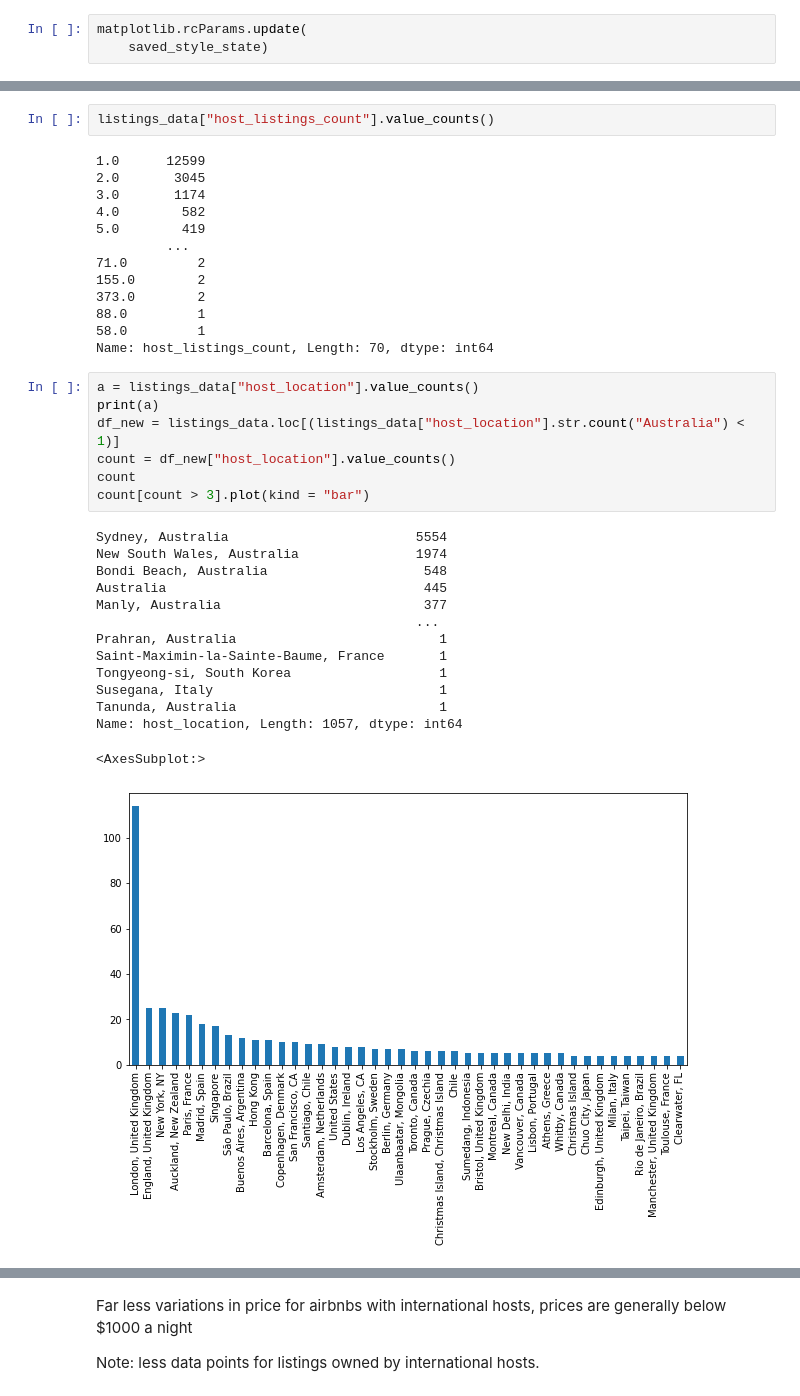
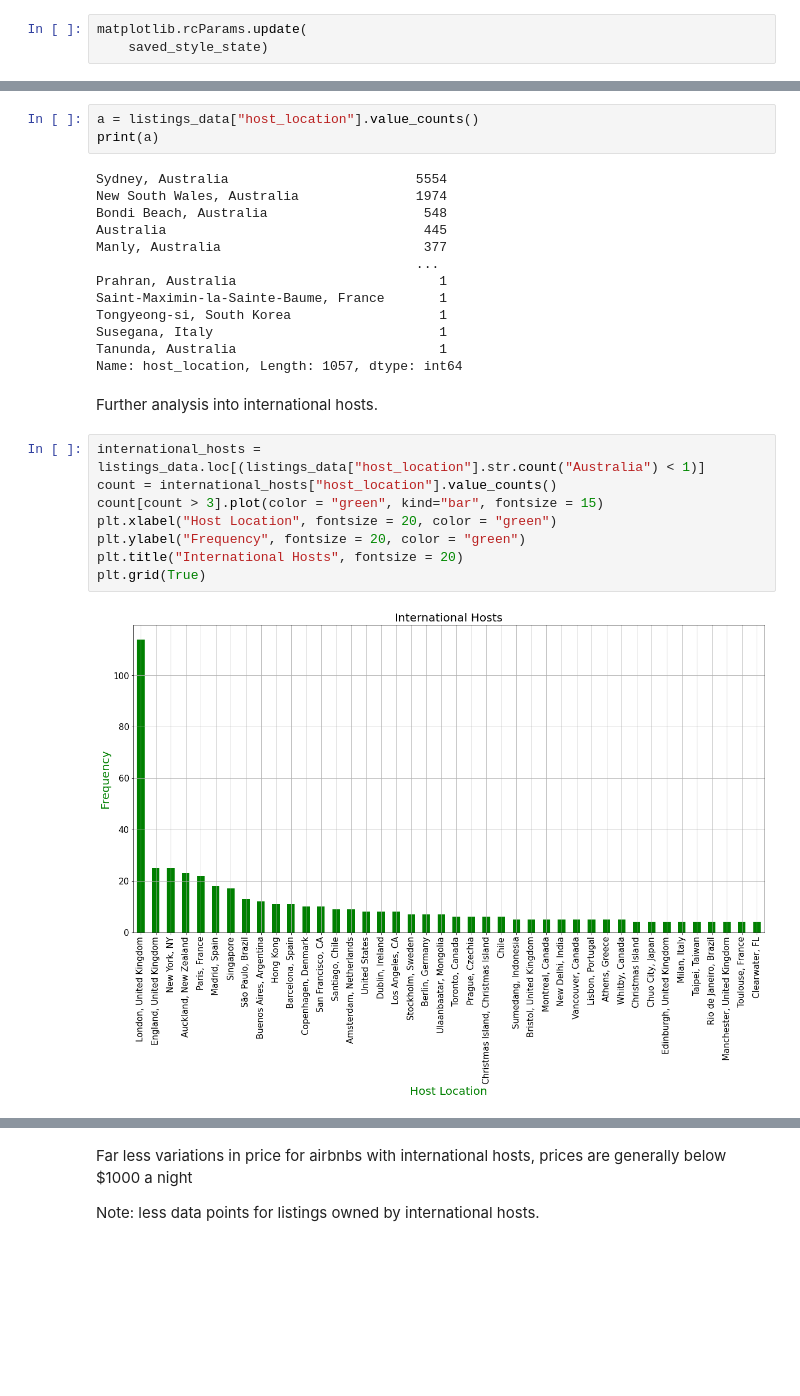
Before and after one commit to oliviajxiao/data_project, a Jupyter notebook: Interesting.ipynb, the cells around one changed output, grey strips where cells are left out. Cells and saved outputs as stored; diff of their text form; blank space fills up the shorter version.

Commit message:
Data Project

```diff
--- a/Interesting.ipynb
+++ b/Interesting.ipynb
@@ -94,38 +81,29 @@ Many hosts have multiple listings: "With time, however, the risk is that the mor
-# %%
-listings_data["host_listings_count"].value_counts()
-# %% [output]
-1.0      12599
-2.0       3045
-3.0       1174
-4.0        582
-5.0        419
-         ...
-71.0         2
-155.0        2
-373.0        2
-88.0         1
-58.0         1
-Name: host_listings_count, Length: 70, dtype: int64
+# %%
+a = listings_data["host_location"].value_counts()
+print(a)
+# %% [output]
+Sydney, Australia                        5554
+New South Wales, Australia               1974
+Bondi Beach, Australia                    548
+Australia                                 445
+Manly, Australia                          377
+                                         ...
+Prahran, Australia                          1
+Saint-Maximin-la-Sainte-Baume, France       1
+Tongyeong-si, South Korea                   1
+Susegana, Italy                             1
+Tanunda, Australia                          1
+Name: host_location, Length: 1057, dtype: int64
+# %% [markdown]
+Further analysis into international hosts.
 # %%
-a = listings_data["host_location"].value_counts()
-print(a)
-df_new = listings_data.loc[(listings_data["host_location"].str.count("Australia") < 1)]
-count = df_new["host_location"].value_counts()
-count
-count[count > 3].plot(kind = "bar")
+international_hosts = listings_data.loc[(listings_data["host_location"].str.count("Australia") < 1)]
+count = international_hosts["host_location"].value_counts()
+count[count > 3].plot(color = "green", kind="bar", fontsize = 15)
+plt.xlabel("Host Location", fontsize = 20, color = "green")
+plt.ylabel("Frequency", fontsize = 20, color = "green")
+plt.title("International Hosts", fontsize = 20)
+plt.grid(True)
 # %% [output]
-Sydney, Australia                        5554
-New South Wales, Australia               1974
-Bondi Beach, Australia                    548
-Australia                                 445
-Manly, Australia                          377
-                                         ...
-Prahran, Australia                          1
-Saint-Maximin-la-Sainte-Baume, France       1
-Tongyeong-si, South Korea                   1
-Susegana, Italy                             1
-Tanunda, Australia                          1
-Name: host_location, Length: 1057, dtype: int64
-<AxesSubplot:>
-[figure, old version]
+[figure, new version]
 # %% [markdown]
```
Also changed, not shown: parts of 22 cells of this notebook, 2 other files.
